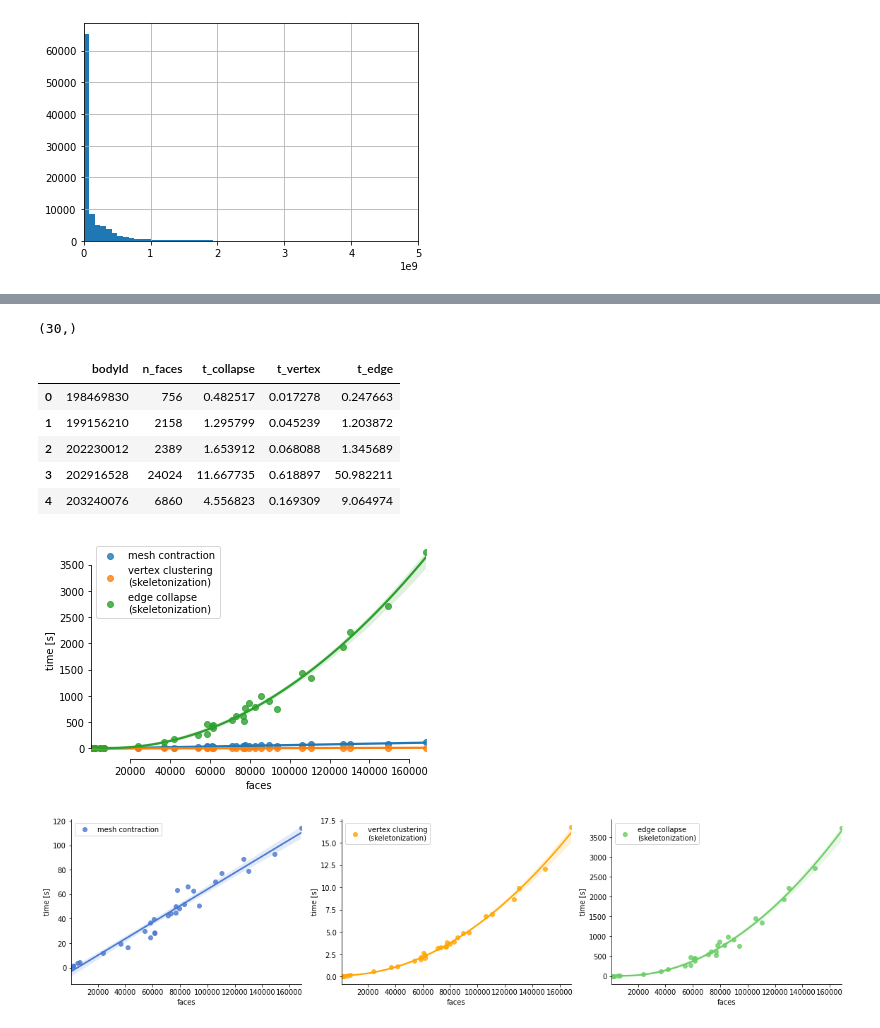
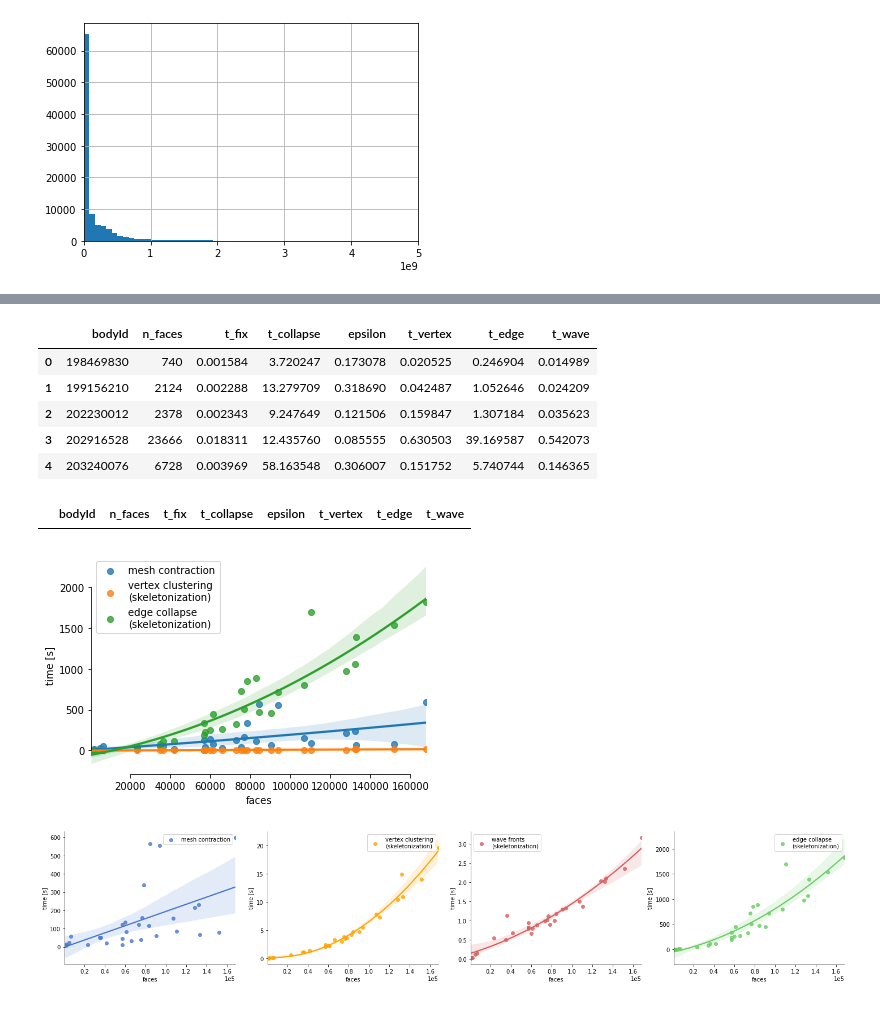
Before and after one commit to navis-org/skeletor, a Jupyter notebook: benchmarks/skeletor_benchmark.ipynb, the cells around one changed output, grey strips where cells are left out. Drawn from its saved outputs; the diff is of its cells as text; code cells hidden in the pictures.

Commit message:
update benchmarks with new method

```diff
--- a/benchmarks/skeletor_benchmark.ipynb
+++ b/benchmarks/skeletor_benchmark.ipynb
@@ -48,6 +48,6 @@ client.meta['neuroglancerMeta']
 # %%
 # Use the "segmentation" source
-vol = cv.CloudVolume('precomputed://gs://neuroglancer-janelia-flyem-hemibrain/segmentation_52a13', fill_missing=True)
+vol = cv.CloudVolume('precomputed://gs://neuroglancer-janelia-flyem-hemibrain/v1.2/segmentation', fill_missing=True)
 # %% [markdown]
 We will simply fetch a bunch of neurons of different sizes:
 # %%
@@ -76,7 +76,7 @@ def time_function(func, *args, **kwargs):
     res = func(*args, **kwargs)
     return res, (time.time() - start)
 
-def benchmark_neuron(bodyid, lod=2):
+def benchmark_neuron(bodyid, lod=2, progress=False):
     """Benchmark the collapse and skeletonization of a neuron.
 
     Returns
@@ -87,12 +87,22 @@ def benchmark_neuron(bodyid, lod=2):
     """
     mesh = vol.mesh.get(bodyid, lod=lod)[bodyid]
 
-    clps, clps_time = time_function(sk.contract, mesh, validate=True, progress=False)
+    mesh = sk.utilities.make_trimesh(mesh)
 
-    _, vc_time = time_function(sk.skeletonize, clps, method='vertex_clusters', validate=False, sampling_dist=100, progress=False)
-    _, ec_time = time_function(sk.skeletonize, clps, method='edge_collapse', validate=False, progress=False)
+    fixed, fx_time = time_function(sk.pre.fix_mesh, mesh)
 
-    return [bodyid, mesh.faces.shape[0], clps_time, vc_time, ec_time]
+    try:
+        clps, clps_time = time_function(sk.pre.contract, fixed, epsilon=0.1, validate=True, progress=progress)
+        eps = clps.epsilon
+    except:
+        tqdm.write(str(bodyid))
+        clps, clps_time, eps = fixed, None, None
+
+    _, vc_time = time_function(sk.skeletonize.by_vertex_clusters, clps, sampling_dist=100, progress=progress)
+    _, ec_time = time_function(sk.skeletonize.by_edge_collapse, clps, progress=progress)
+    _, wf_time = time_function(sk.skeletonize.by_wavefront, mesh, progress=progress)
+
+    return [bodyid, mesh.faces.shape[0], fx_time, clps_time, eps, vc_time, ec_time, wf_time]
 # %%
 ax = neurons['size'].hist(bins=300)
 ax.set_xlim(0, .5e10)
@@ -116,5 +126 @@ array([198469830, 199156210, 202230012, 202916528, 203240076, 206313858,
        234630133, 233105330, 203253253, 294161385, 298616588, 268731005])
-# %%
-to_sample.shape
-# %% [output]
-(30,)
@@ -121,18 +130,22 @@ to_sample.shape
 # %%
 # Benchmark
-benched = pd.DataFrame([benchmark_neuron(b, lod=2) for b in tqdm(to_sample)],
-                        columns=['bodyId', 'n_faces', 't_collapse', 't_vertex', 't_edge'])
+benched = pd.DataFrame([benchmark_neuron(b, lod=2, progress=False) for b in tqdm(to_sample)],
+                        columns=['bodyId', 'n_faces', 't_fix', 't_collapse', 'epsilon', 't_vertex', 't_edge', 't_wave'])
 # %%
 benched.head()
 # %% [output]
-|  | bodyId | n_faces | t_collapse | t_vertex | t_edge |
-| 0 | 198469830 | 756 | 0.482517 | 0.017278 | 0.247663 |
-| 1 | 199156210 | 2158 | 1.295799 | 0.045239 | 1.203872 |
-| 2 | 202230012 | 2389 | 1.653912 | 0.068088 | 1.345689 |
-| 3 | 202916528 | 24024 | 11.667735 | 0.618897 | 50.982211 |
-| 4 | 203240076 | 6860 | 4.556823 | 0.169309 | 9.064974 |
+|  | bodyId | n_faces | t_fix | t_collapse | epsilon | t_vertex | t_edge | t_wave |
+| 0 | 198469830 | 740 | 0.001584 | 3.720247 | 0.173078 | 0.020525 | 0.246904 | 0.014989 |
+| 1 | 199156210 | 2124 | 0.002288 | 13.279709 | 0.318690 | 0.042487 | 1.052646 | 0.024209 |
+| 2 | 202230012 | 2378 | 0.002343 | 9.247649 | 0.121506 | 0.159847 | 1.307184 | 0.035623 |
+| 3 | 202916528 | 23666 | 0.018311 | 12.435760 | 0.085555 | 0.630503 | 39.169587 | 0.542073 |
+| 4 | 203240076 | 6728 | 0.003969 | 58.163548 | 0.306007 | 0.151752 | 5.740744 | 0.146365 |
+# %%
+benched[benched.epsilon > 1]
+# %% [output]
+|  | bodyId | n_faces | t_fix | t_collapse | epsilon | t_vertex | t_edge | t_wave |
 # %%
-ax = sns.regplot(data=benched, x='n_faces', y='t_collapse', label='mesh contraction')
+ax = sns.regplot(data=benched, x='n_faces', y='t_collapse', label='mesh contraction', order=2,)
 _ = sns.regplot(data=benched, x='n_faces', y='t_vertex', label='vertex clustering\n(skeletonization)', ax=ax)
 _ = sns.regplot(data=benched, x='n_faces', y='t_edge', label='edge collapse\n(skeletonization)', order=2, ax=ax)
 
@@ -144,21 +157,23 @@ ax.set_ylabel('time [s]')
 sns.despine(trim=True)
 plt.savefig('benchmark_1.png')
 # %% [output]
-[figure, old version]
+[figure, new version]
 # %%
-fig, axes = plt.subplots(1, 3, figsize=(16, 4), sharex=True)
+fig, axes = plt.subplots(1, 4, figsize=(20, 4), sharex=True)
 
 _ = sns.regplot(data=benched, x='n_faces', y='t_collapse', label='mesh contraction', ax=axes[0], color='b')
 _ = sns.regplot(data=benched, x='n_faces', y='t_vertex', label='vertex clustering\n(skeletonization)', order=2, ax=axes[1], color='orange')
-_ = sns.regplot(data=benched, x='n_faces', y='t_edge', label='edge collapse\n(skeletonization)', order=2, ax=axes[2], color='g')
+_ = sns.regplot(data=benched, x='n_faces', y='t_wave', label='wave fronts\n(skeletonization)', order=2, ax=axes[2], color='r')
+_ = sns.regplot(data=benched, x='n_faces', y='t_edge', label='edge collapse\n(skeletonization)', order=2, ax=axes[3], color='g')
 
 for ax in axes:
+    ax.ticklabel_format(axis='x', style='sci', scilimits=(0, 0))
     ax.legend()
     ax.set_xlabel('faces')
     ax.set_ylabel('time [s]')
 
 sns.despine(trim=False)
 plt.tight_layout()
 plt.savefig('benchmark_2.png')
 # %% [output]
-[figure, old version]
+[figure, new version]
```
Also changed, not shown: parts of 6 cells of this notebook, 3 other files.
